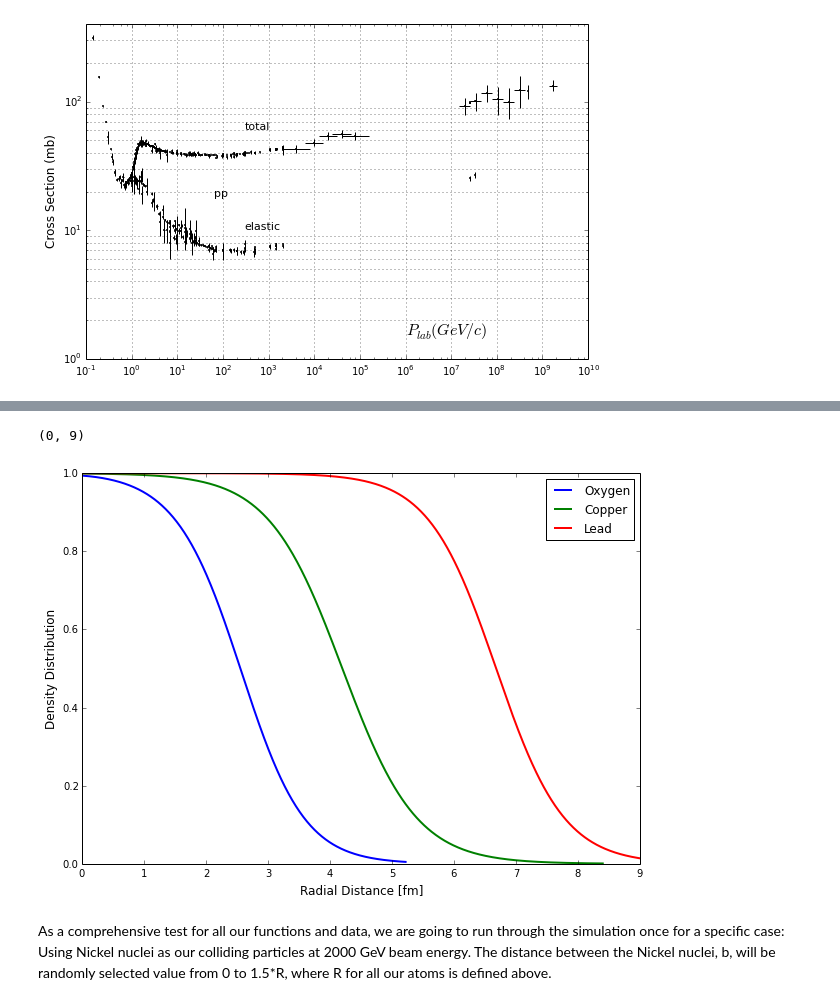
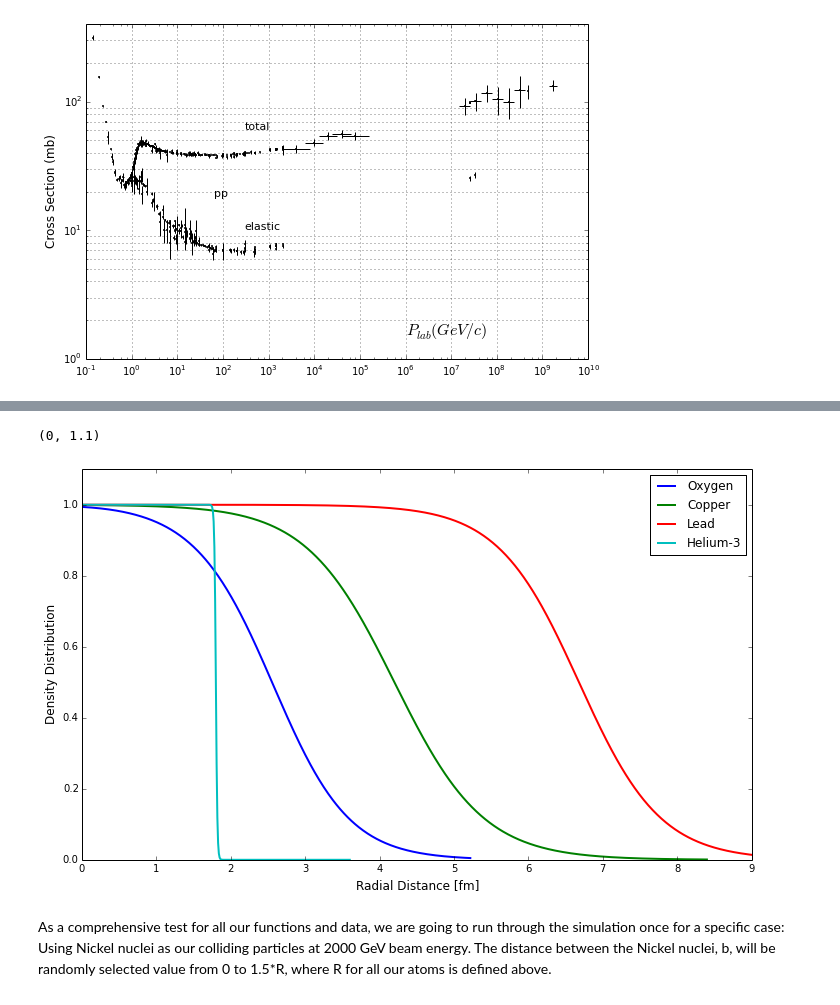
Before and after one commit to jdfreder/MCG, a Jupyter notebook: Project/NuclearInteractions.ipynb, the cells around one changed output, grey strips where cells are left out. Cells and saved outputs as stored; diff of their text form; code cells hidden in the pictures.

```diff
--- a/Project/NuclearInteractions.ipynb
+++ b/Project/NuclearInteractions.ipynb
@@ -11,9 +12,9 @@ from scipy.optimize import curve_fit
 # %%
 #Defining profile parameters for given elements
-w={'C':0,'O':-.051,'Al':0,'S':0,'Ca':-.161,'Ni':-.1308,'Cu':0,'W':0,'Au':0,'Pb':0,'U':0}
-A={'C':12,'O':16,'Al':27,'S':32,'Ca':40,'Ni':58,'Cu':63,'W':186,'Au':197,'Pb':208,'U':238}
-R={'C':2.47,'O':2.608,'Al':3.07,'S':3.458,'Ca':3.76,'Ni':4.309,'Cu':4.2,'W':6.51,'Au':6.38,'Pb':6.68,'U':6.68}
-a={'C':0,'O':.513,'Al':.519,'S':.61,'Ca':.586,'Ni':.516,'Cu':.596,'W':.535,'Au':.535,'Pb':.546,'U':.6}
+w={'He':0,'C':0,'O':-.051,'Al':0,'S':0,'Ca':-.161,'Ni':-.1308,'Cu':0,'W':0,'Au':0,'Pb':0,'U':0}
+A={'He':3,'C':12,'O':16,'Al':27,'S':32,'Ca':40,'Ni':58,'Cu':63,'W':186,'Au':197,'Pb':208,'U':238}
+R={'He':1.8,'C':2.47,'O':2.608,'Al':3.07,'S':3.458,'Ca':3.76,'Ni':4.309,'Cu':4.2,'W':6.51,'Au':6.38,'Pb':6.68,'U':6.68}
+a={'He':1,'C':0,'O':.513,'Al':.519,'S':.61,'Ca':.586,'Ni':.516,'Cu':.596,'W':.535,'Au':.535,'Pb':.546,'U':.6}
 
 #print b
 #print b[4]
@@ -128,34 +135,38 @@ grid(which='major',axis='x')
 # %%
 def NCD(y):
     """Returns the Nuclear Charge Distribution for given element or atomic number"""
-    A={'C':12,'O':16,'Al':27,'S':32,'Ca':40,'Ni':58,'Cu':63,'W':186,'Au':197,'Pb':208,'U':238}
+    A={'He':3,'C':12,'O':16,'Al':27,'S':32,'Ca':40,'Ni':58,'Cu':63,'W':186,'Au':197,'Pb':208,'U':238}
     if type(y)==str:
         x=y
     else:
         for An,Val in A.iteritems():
             if Val==y:
                 x=An
-    a={'C':0,'O':.513,'Al':.519,'S':.61,'Ca':.586,'Ni':.516,'Cu':.596,'W':.535,'Au':.535,'Pb':.546,'U':.6}
-    w={'C':0,'O':-.051,'Al':0,'S':0,'Ca':-.161,'Ni':-.1308,'Cu':0,'W':0,'Au':0,'Pb':0,'U':0}
-    R={'C':2.47,'O':2.608,'Al':3.07,'S':3.458,'Ca':3.76,'Ni':4.309,'Cu':4.2,'W':6.51,'Au':6.38,'Pb':6.68,'U':6.68}
+    a={'He':.01,'C':0,'O':.513,'Al':.519,'S':.61,'Ca':.586,'Ni':.516,'Cu':.596,'W':.535,'Au':.535,'Pb':.546,'U':.6}
+    w={'He':0,'C':0,'O':-.051,'Al':0,'S':0,'Ca':-.161,'Ni':-.1308,'Cu':0,'W':0,'Au':0,'Pb':0,'U':0}
+    R={'He':1.8,'C':2.47,'O':2.608,'Al':3.07,'S':3.458,'Ca':3.76,'Ni':4.309,'Cu':4.2,'W':6.51,'Au':6.38,'Pb':6.68,'U':6.68}
     r=arange(0,2*R[x]+.01,.01)
     Rho=(1+w[x]*(r**2)/(R[x]**2))/(1+e**((r-R[x])/a[x]))
     return Rho
 # %%
 #Testing NCD function for Oxygen, Copper, and Lead
+xHe=arange(0,2*R['He']+.01,.01)
 xO=arange(0,2*R['O']+.01,.01)
 xCu=arange(0,2*R['Cu']+.01,.01)
 xPb=arange(0,2*R['Pb']+.01,.01)
+
 plot(xO,NCD('O'),label='Oxygen',lw=2)
 plot(xCu,NCD('Cu'),label='Copper',lw=2)
 plot(xPb,NCD('Pb'),label='Lead',lw=2)
+plot(xHe,NCD('He'),label='Helium-3',lw=2)
 xlabel('Radial Distance [fm]',fontsize=12)
 ylabel('Density Distribution',fontsize=12)
 legend()
 xlim((0,9))
+ylim(0,1.1)
 # %% [output]
-(0, 9)
+(0, 1.1)
-[figure, old version]
+[figure, new version]
 # %%
 def distribute1D(x,prob,N):
     """Takes any numerical distribution prob, on the interval defined by the array x, and returns an array of N sampled values that are statistically the same as the input data."""
```
Also changed, not shown: parts of 15 cells of this notebook, 10 other files.
